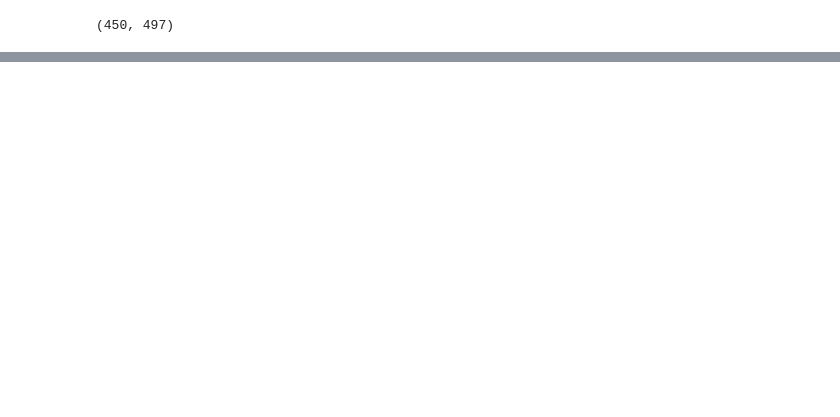
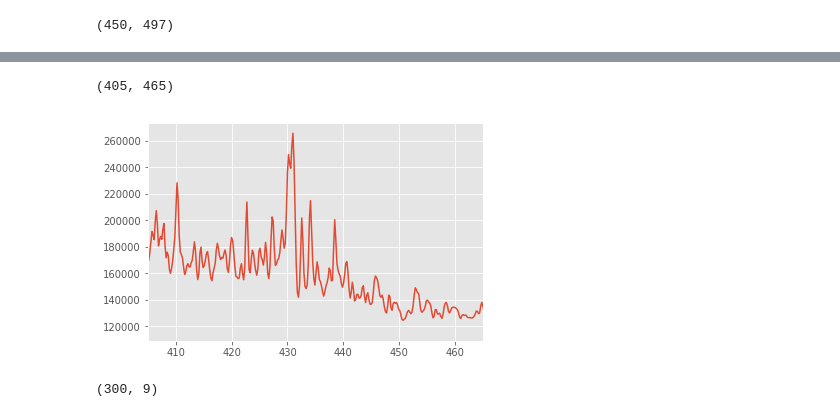
Before and after one commit to cfranken/ESE156, a Jupyter notebook: projects/NO2 start TROPOMI.ipynb, the cells around one changed output, grey strips where cells are left out. Drawn from its saved outputs; the diff is of its cells as text; code cells hidden in the pictures; blank space fills up the shorter version.

```diff
--- a/projects/NO2 start TROPOMI.ipynb
+++ b/projects/NO2 start TROPOMI.ipynb
@@ -46,0 +142,7 @@ wl_spec.shape
+# %%
+# Ring
+plt.plot(wl_solar[fp,:], 1/spec_solar[fp,:])
+plt.xlim((405,465))
+# %% [output]
+(405, 465)
+[figure, added]
@@ -46,0 +158,5 @@ wl_spec.shape
+# %%
+
+print(K.shape)
+# %% [output]
+(300, 9)
```
Also changed, not shown: parts of 25 cells of this notebook.
